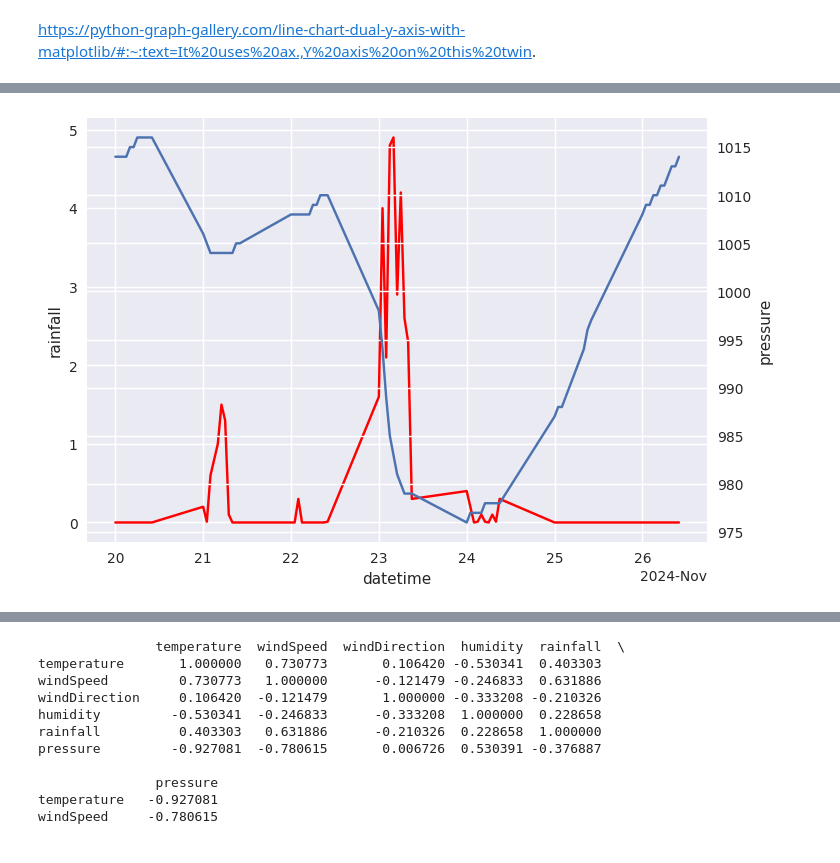
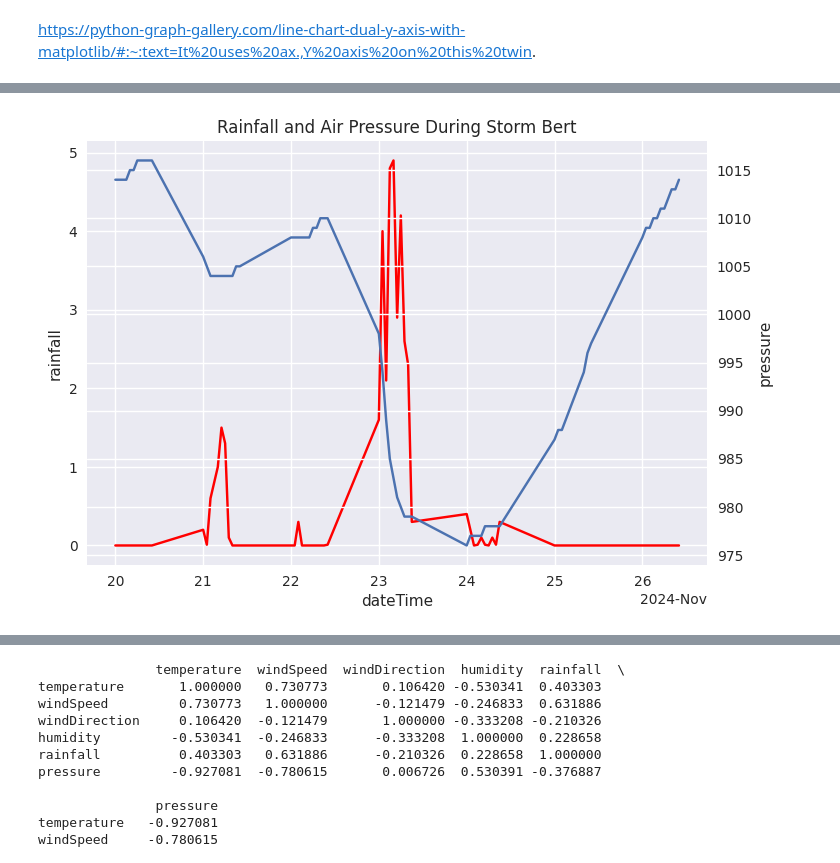
Before and after one commit to IreneKilgannon/Computer-Infrastructure, a Jupyter notebook: weather.ipynb, the cells around one changed output, grey strips where cells are left out. Drawn from its saved outputs; the diff is of its cells as text; code cells hidden in the pictures.

Commit message:
working on task 9, pandas. Beginning summary of the data set. Very quick comparison to storm darragh. Some exploratory data analysis

````diff
--- a/weather.ipynb
+++ b/weather.ipynb
@@ -414,7 +419,7 @@ df['reportTime'] = df['reportTime'].strptime()
 ```
 # %%
 # Creating a new column with the date and time
-df['datetime'] = df['date'] + pd.to_timedelta(df['reportTime'] + ':00')
+df['dateTime'] = df['date'] + pd.to_timedelta(df['reportTime'] + ':00')
 df.head()
 # %% [output]
 |  | name | temperature | symbol | weatherDescription | text | windSpeed | windGust | cardinalWindDirection | ... |
@@ -425,7 +430,7 @@ df.head()
 | 4 | Athenry | 1 | 02n | Fair | "Fair" | 9 | - | W | ... |
 # %%
 # Set the datetime column as the index and sort it.
-df =  df.set_index('datetime').sort_index()
+df =  df.set_index('dateTime').sort_index()
 df.head()
 # %% [output]
 |  | name | temperature | symbol | weatherDescription | text | windSpeed | windGust | ... |
@@ -648,17 +684,20 @@ https://python-graph-gallery.com/line-chart-dual-y-axis-with-matplotlib/#:~:text
 # %%
 fig, ax = plt.subplots()
 
 # Configure date formatting for x-axis
 locator = mdates.AutoDateLocator()
 formatter = mdates.ConciseDateFormatter(locator)
 ax.xaxis.set_major_locator(locator)
 ax.xaxis.set_major_formatter(formatter)
 
 sns.lineplot(x=df.index, y='rainfall', data=df, ax = ax, color = 'r')
 
 ax2 = ax.twinx()
 
 sns.lineplot(x=df.index, y='pressure', data=df, ax = ax2)
+
+plt.title('Rainfall and Air Pressure During Storm Bert')
+
 plt.show()
 # %% [output]
-[figure, old version]
+[figure, new version]
````
Also changed, not shown: parts of 54 cells of this notebook, 1 other file.
